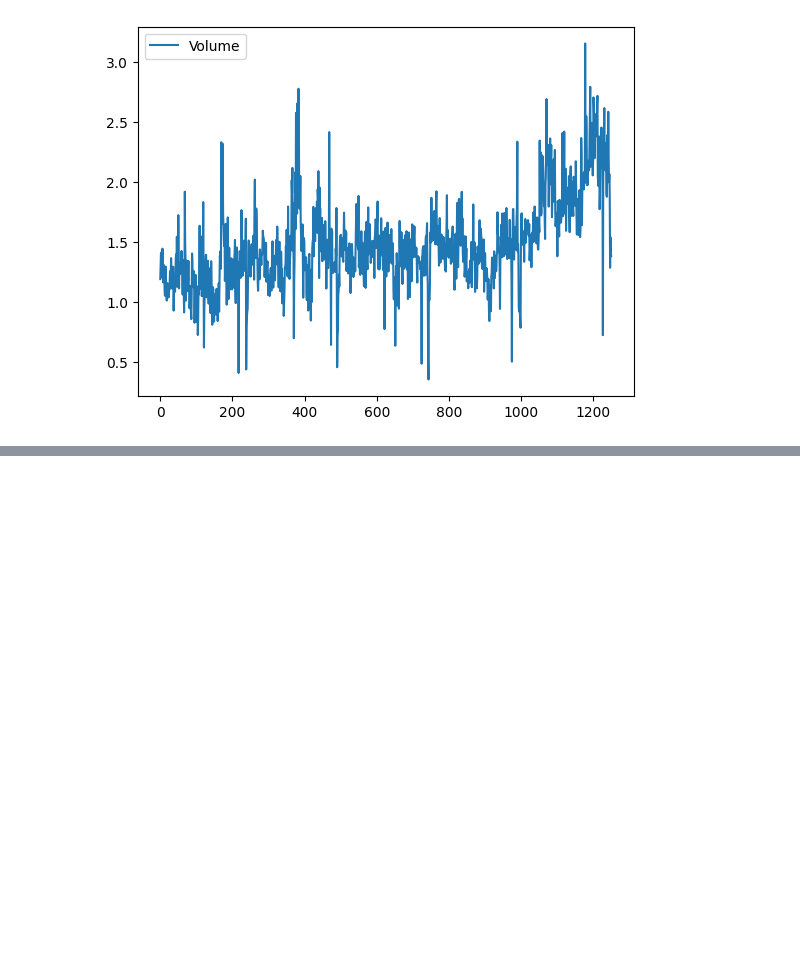
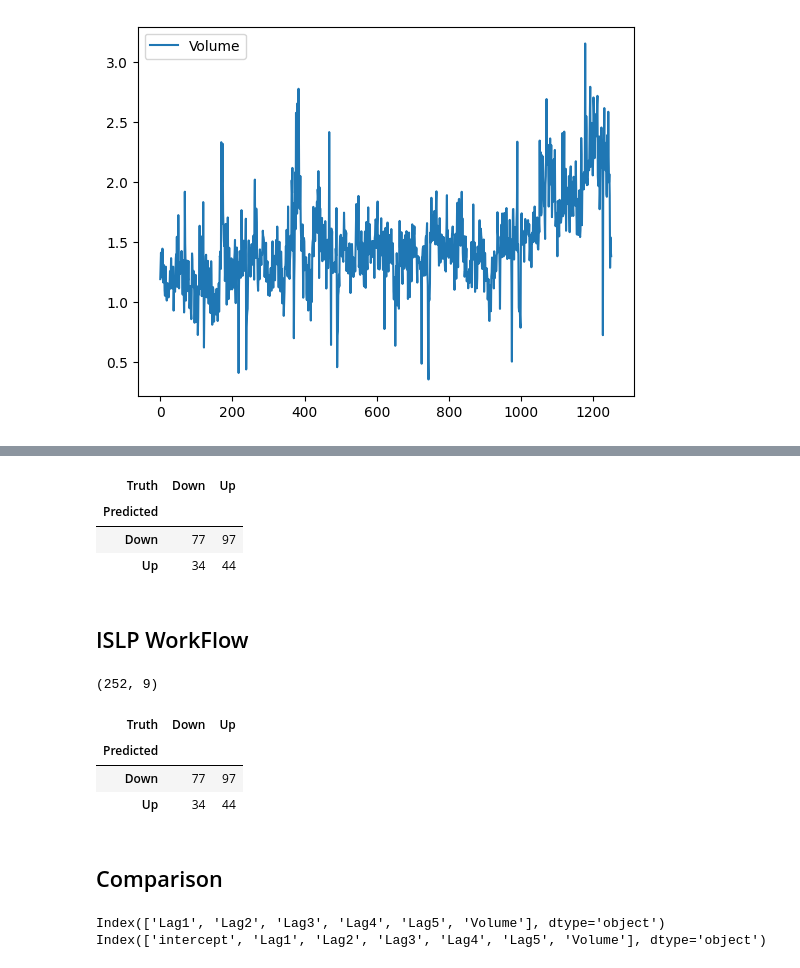
Before and after one commit to aayush911-hub/ISLP_Chapters, a Jupyter notebook: Classification/Lab/Logistic Regression.ipynb, the cells around one changed output, grey strips where cells are left out. Saved outputs shown, nothing was run; the diff lists cells and outputs as text; code cells hidden in the pictures; blank space fills up the shorter version.

```diff
--- a/Classification/Lab/Logistic Regression.ipynb
+++ b/Classification/Lab/Logistic Regression.ipynb
@@ -47,0 +122,5 @@ Smarket.plot(y='Volume')
+# %%
+train= Smarket["Year"]<2005
+# %%
+Smarket_train= Smarket.loc[train]
+Smarket_test= Smarket.loc[~train]
@@ -47,0 +156,34 @@ Smarket.plot(y='Volume')
+# %%
+X_train= Smarket_train.drop(columns=['Year', 'Today', 'Direction'])
+X_test= Smarket_test.drop(columns=['Year', 'Today', 'Direction'])
+
+X_train.insert(0,'intercept',1)
+X_test.insert(0,'intercept',1)
+
+y_train= Smarket_train['Direction'] == 'Up'
+y_test= Smarket_test['Direction']
+
+
+
+#training the model on the training dataset
+results1= sm.GLS(y_train, X_train, family= sm.families.Binomial()).fit()
+probs1= results1.predict(exog=X_test)
+# %%
+labels1= np.array(["Down"]*252)
+# %%
+labels1[probs1>0.5] = 'Up'
+confusion_table(labels1,y_test)
+# %% [output]
+| Truth | Down | Up |
+| Predicted |  |  |
+| Down | 77 | 97 |
+| Up | 34 | 44 |
+# %% [markdown]
+## ISLP WorkFlow
+# %%
+training= (Smarket.Year<2005)
+Smarket_training= Smarket.loc[training]
+Smarket_testing= Smarket.loc[~training]
+Smarket_testing.shape
+# %% [output]
+(252, 9)
@@ -47,0 +204,15 @@ Smarket.plot(y='Volume')
+# %%
+confusion_table(labels_islp, testing_y)
+# %% [output]
+| Truth | Down | Up |
+| Predicted |  |  |
+| Down | 77 | 97 |
+| Up | 34 | 44 |
+# %% [markdown]
+## Comparison
+# %%
+print(X_test.columns)
+print(X_testing.columns)
+# %% [output]
+Index(['Lag1', 'Lag2', 'Lag3', 'Lag4', 'Lag5', 'Volume'], dtype='object')
+Index(['intercept', 'Lag1', 'Lag2', 'Lag3', 'Lag4', 'Lag5', 'Volume'], dtype='object')
```
Also changed, not shown: parts of 14 cells of this notebook.
